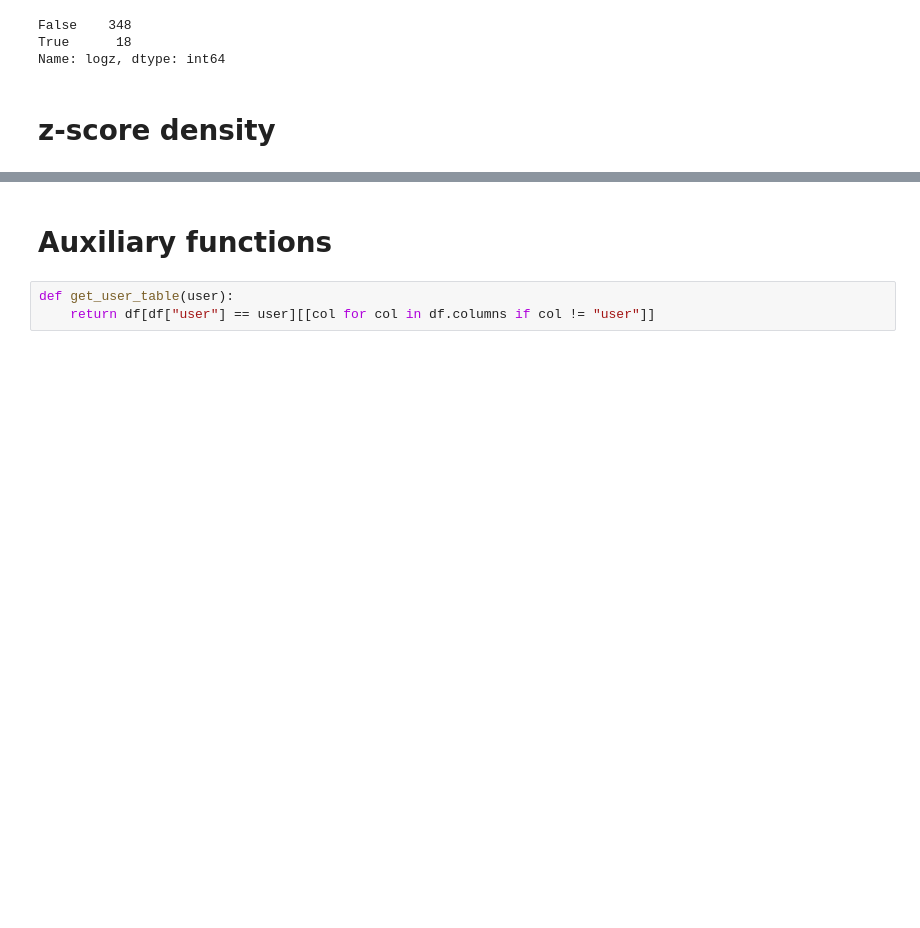
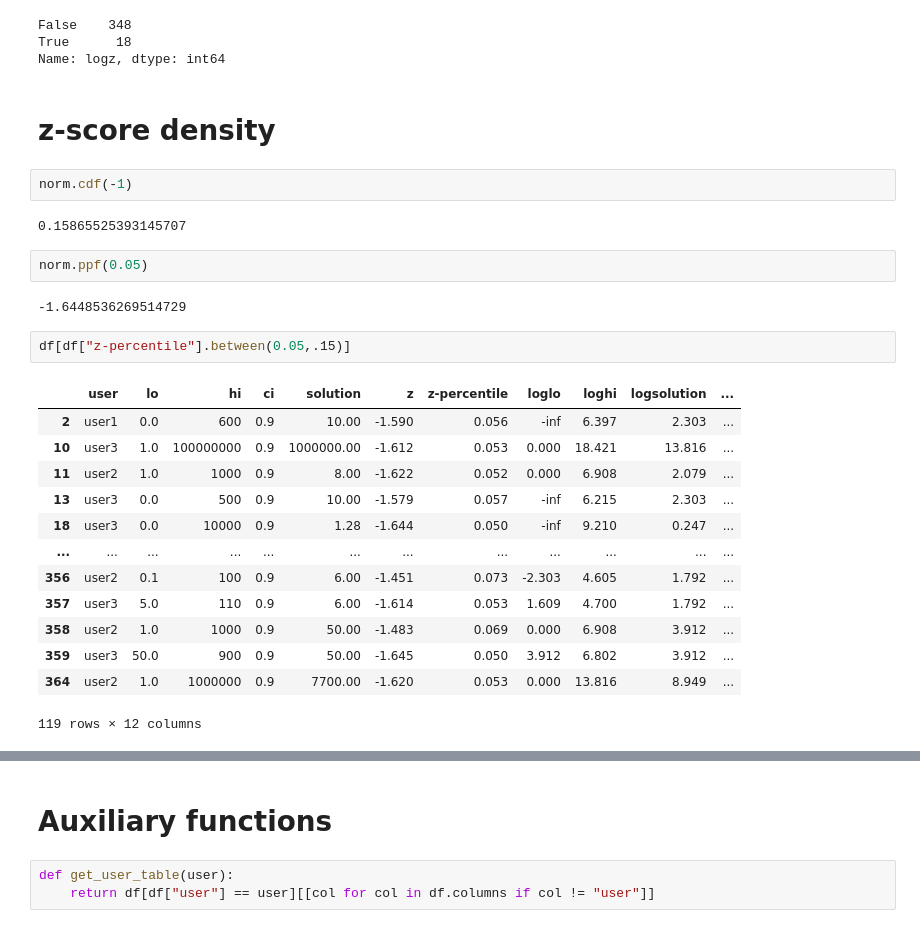
Before and after one commit to migueltorrescosta/notebooks, a Jupyter notebook: Calibration/Playground.ipynb, the cells around one changed output, grey strips where cells are left out. Saved outputs shown, nothing was run; the diff lists cells and outputs as text; blank space fills up the shorter version.

```diff
--- a/Calibration/Playground.ipynb
+++ b/Calibration/Playground.ipynb
@@ -43,6 +47,30 @@ True      18
 Name: logz, dtype: int64
 # %% [markdown]
 # z-score density
+# %%
+norm.cdf(-1)
+# %% [output]
+0.15865525393145707
+# %%
+norm.ppf(0.05)
+# %% [output]
+-1.6448536269514729
+# %%
+df[df["z-percentile"].between(0.05,.15)]
+# %% [output]
+|  | user | lo | hi | ci | solution | z | z-percentile | loglo | loghi | logsolution | ... |
+| 2 | user1 | 0.0 | 600 | 0.9 | 10.00 | -1.590 | 0.056 | -inf | 6.397 | 2.303 | ... |
+| 10 | user3 | 1.0 | 100000000 | 0.9 | 1000000.00 | -1.612 | 0.053 | 0.000 | 18.421 | 13.816 | ... |
+| 11 | user2 | 1.0 | 1000 | 0.9 | 8.00 | -1.622 | 0.052 | 0.000 | 6.908 | 2.079 | ... |
+| 13 | user3 | 0.0 | 500 | 0.9 | 10.00 | -1.579 | 0.057 | -inf | 6.215 | 2.303 | ... |
+| 18 | user3 | 0.0 | 10000 | 0.9 | 1.28 | -1.644 | 0.050 | -inf | 9.210 | 0.247 | ... |
+| ... | ... | ... | ... | ... | ... | ... | ... | ... | ... | ... | ... |
+| 356 | user2 | 0.1 | 100 | 0.9 | 6.00 | -1.451 | 0.073 | -2.303 | 4.605 | 1.792 | ... |
+| 357 | user3 | 5.0 | 110 | 0.9 | 6.00 | -1.614 | 0.053 | 1.609 | 4.700 | 1.792 | ... |
+| 358 | user2 | 1.0 | 1000 | 0.9 | 50.00 | -1.483 | 0.069 | 0.000 | 6.908 | 3.912 | ... |
+| 359 | user3 | 50.0 | 900 | 0.9 | 50.00 | -1.645 | 0.050 | 3.912 | 6.802 | 3.912 | ... |
+| 364 | user2 | 1.0 | 1000000 | 0.9 | 7700.00 | -1.620 | 0.053 | 0.000 | 13.816 | 8.949 | ... |
+119 rows × 12 columns
 # %%
 df.hist("z-percentile", bins=100, figsize=(40,5))
 # %% [output]
```
Also changed, not shown: parts of 15 cells of this notebook.
